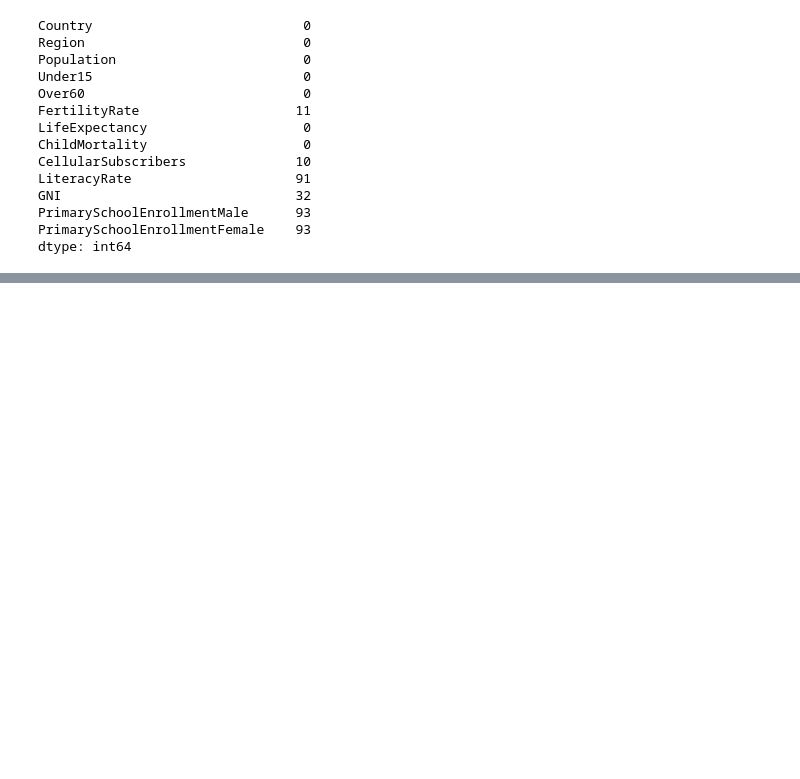
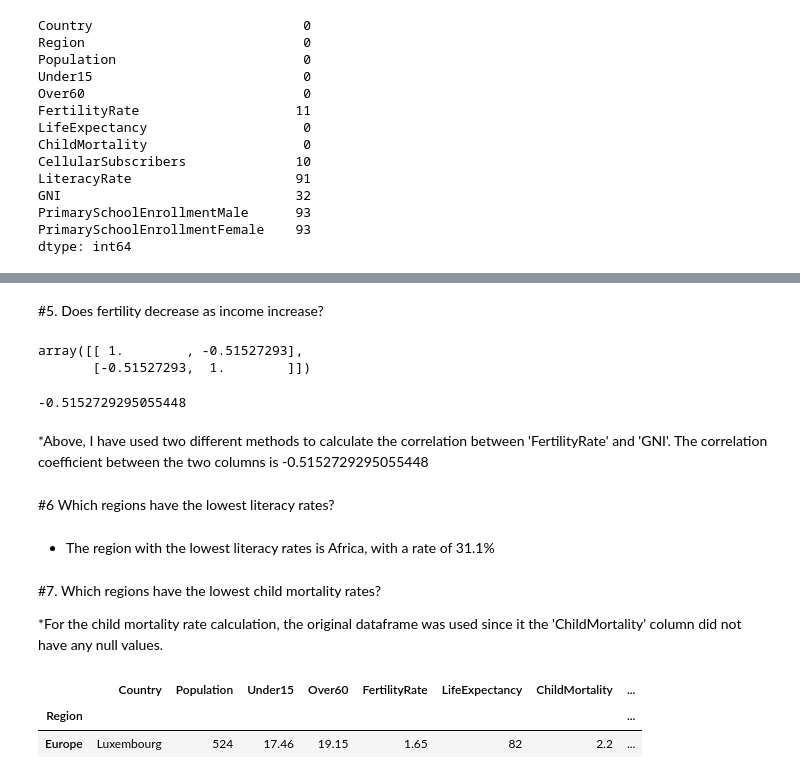
Before and after one commit to NemisysAxe/Bootcamp-Exploratory-Data-Analysis-, a Jupyter notebook: notebook.ipynb, the cells around one changed output, grey strips where cells are left out. Drawn from its saved outputs; the diff is of its cells as text; code cells hidden in the pictures; blank space fills up the shorter version.

```diff
--- a/notebook.ipynb
+++ b/notebook.ipynb
@@ -99,0 +196,31 @@ NameError: ignored
+# %% [markdown]
+#5. Does fertility decrease as income increase?
+# %%
+#Importing numpy as np
+import numpy as np
+
+
+#Creating a new dataframe, whereby the null values were filled with the mean value of their respective column.
+df2 = df1.fillna(value = df1.mean())
+
+#Setting FertilityRate to np_fertility
+np_fertility = df2.FertilityRate
+
+#Setting GNI to np_GNI
+np_GNI = df2.GNI
+
+#Determining the correlation betwwen np_fertility and np_GNI
+corr = np.corrcoef(np_fertility, np_GNI)
+
+corr
+# %% [output]
+array([[ 1.        , -0.51527293],
+       [-0.51527293,  1.        ]])
+# %%
+df2['FertilityRate'].corr(df2['GNI'])
+# %% [output]
+-0.5152729295055448
+# %% [markdown]
+*Above, I have used two different methods to calculate the correlation between 'FertilityRate' and 'GNI'. The correlation coefficient between the two columns is -0.5152729295055448
+# %% [markdown]
+#6 Which regions have the lowest literacy rates?
@@ -99,0 +242,22 @@ NameError: ignored
+# %% [markdown]
+* The region with the lowest literacy rates is Africa, with a rate of 31.1%
+# %% [markdown]
+#7. Which regions have the lowest child mortality rates?
+
+*For the child mortality rate calculation, the original dataframe was used since it the 'ChildMortality' column did not have any null values.
+# %%
+#Changing the index of the dataframe from 'Country' to 'Region'and assigning the newly indexed table to a new dataframe newly_indexed
+newly_indexed = df1.set_index('Region')
+
+#Finding the lowest value from the 'ChildMortality' column.
+newly_indexed.ChildMortality.min()
+
+#Assignning result to lowest_childmortality
+lowest_childmortality = newly_indexed.ChildMortality.min()
+
+#Comparing the list "ChildMortality" with the min() value in order to find and display the correct row
+newly_indexed[newly_indexed['ChildMortality'] == lowest_childmortality]
+# %% [output]
+|  | Country | Population | Under15 | Over60 | FertilityRate | LifeExpectancy | ChildMortality | ... |
+| Region |  |  |  |  |  |  |  | ... |
+| Europe | Luxembourg | 524 | 17.46 | 19.15 | 1.65 | 82 | 2.2 | ... |
```
Also changed, not shown: parts of 27 cells of this notebook.
